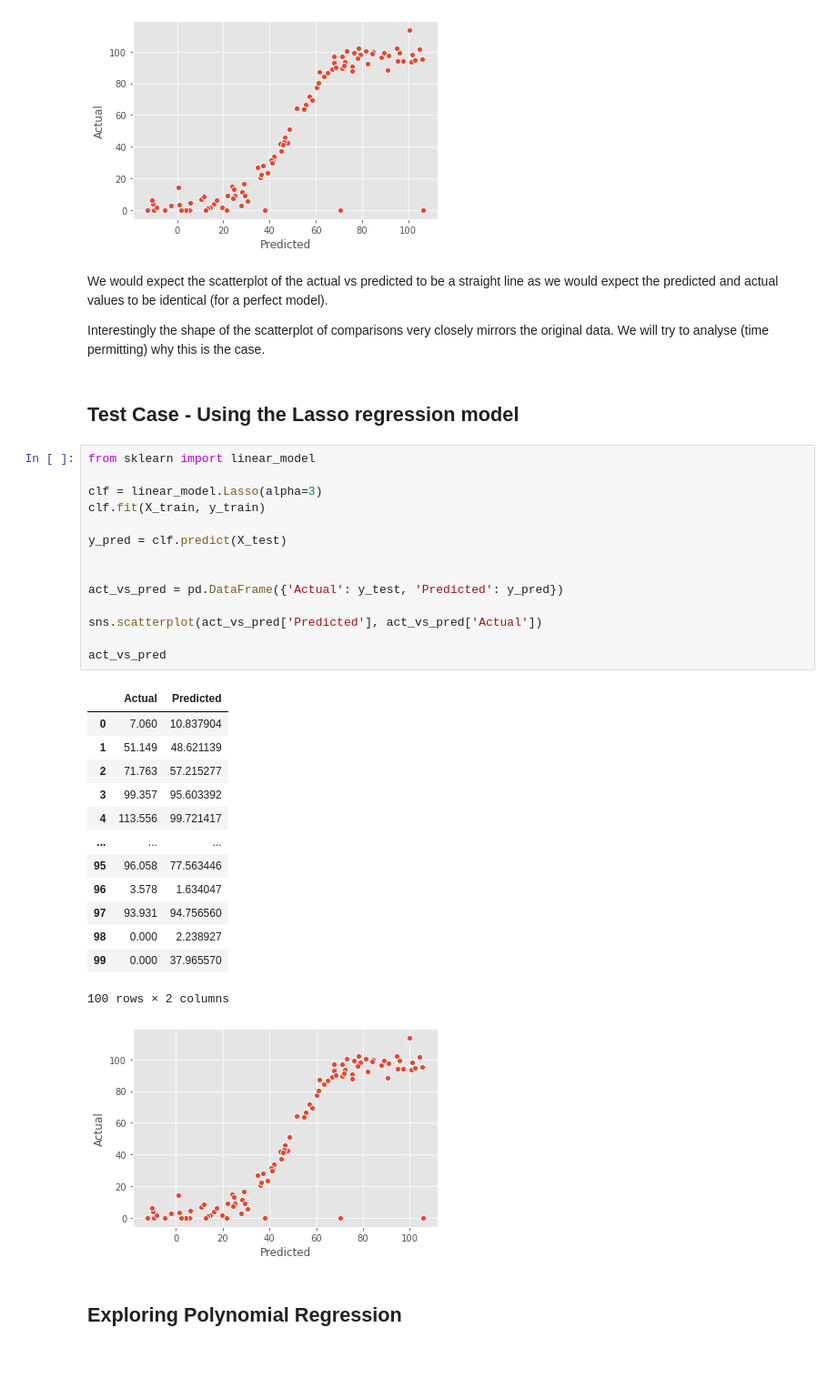
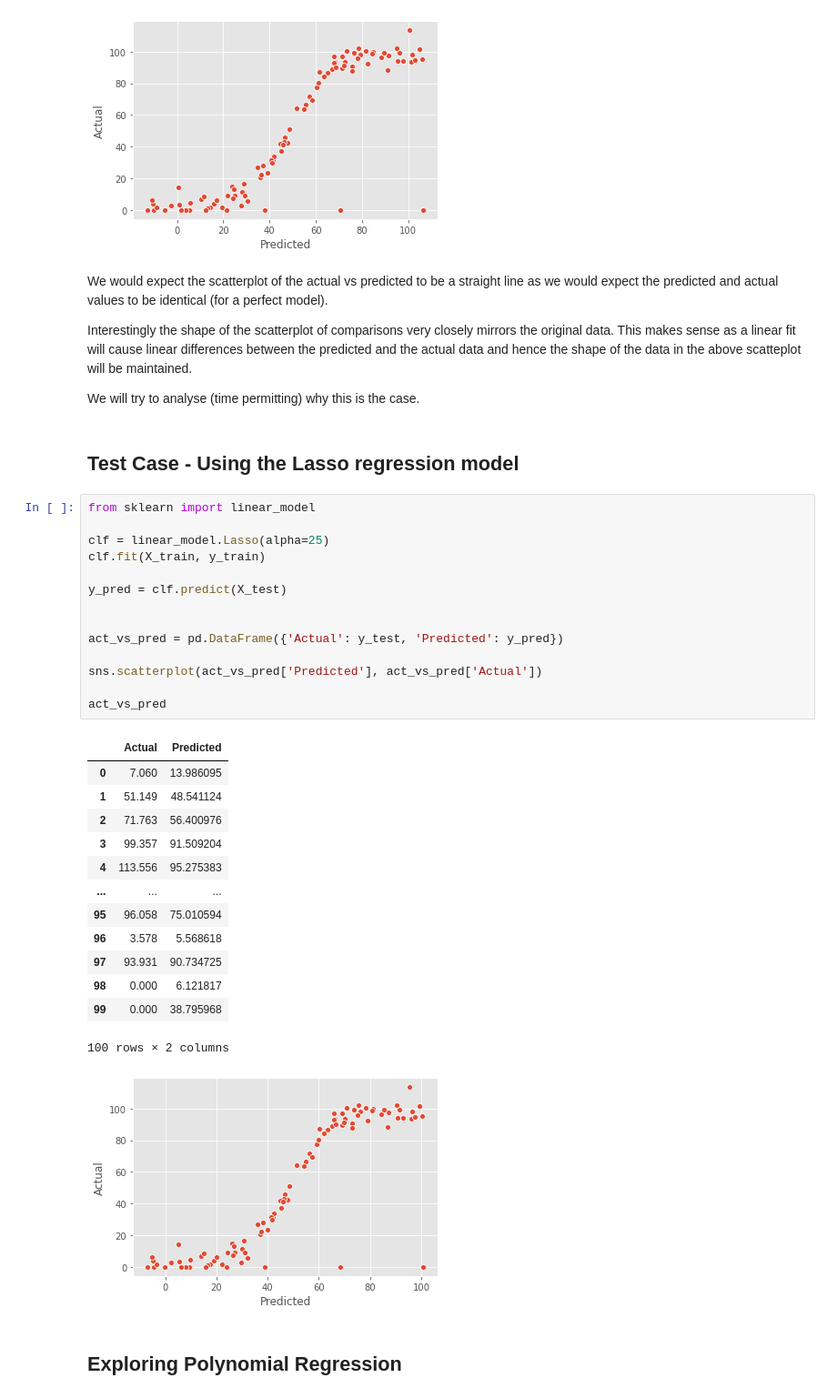
Before and after one commit to dssheldon/foda-project-sds, a Jupyter notebook: FoDA Project 2020.ipynb, the cells around one changed output. Shown: that part at 91% size. Cells and saved outputs as stored; diff of their text form; blank space fills up the shorter version.

```diff
--- a/FoDA Project 2020.ipynb
+++ b/FoDA Project 2020.ipynb
@@ -195,38 +195,40 @@ act_vs_pred
 # %% [markdown]
 We would expect the scatterplot of the actual vs predicted to be a straight line as we would expect the predicted and actual values to be identical (for a perfect model).
 
-Interestingly the shape of the scatterplot of comparisons very closely mirrors the original data. We will try to analyse (time permitting) why this is the case.
+Interestingly the shape of the scatterplot of comparisons very closely mirrors the original data. This makes sense as a linear fit will cause linear differences between the predicted and the actual data and hence the shape of the data in the above scatteplot will be maintained.
+
+We will try to analyse (time permitting) why this is the case.
 # %% [markdown]
 ## Test Case - Using the Lasso regression model
 # %%
 from sklearn import linear_model
 
-clf = linear_model.Lasso(alpha=3)
+clf = linear_model.Lasso(alpha=25)
 clf.fit(X_train, y_train)
 
 y_pred = clf.predict(X_test)
 
 
 act_vs_pred = pd.DataFrame({'Actual': y_test, 'Predicted': y_pred})
 
 sns.scatterplot(act_vs_pred['Predicted'], act_vs_pred['Actual'])
 
 act_vs_pred
 # %% [output]
 |  | Actual | Predicted |
-| 0 | 7.060 | 10.837904 |
-| 1 | 51.149 | 48.621139 |
-| 2 | 71.763 | 57.215277 |
-| 3 | 99.357 | 95.603392 |
-| 4 | 113.556 | 99.721417 |
+| 0 | 7.060 | 13.986095 |
+| 1 | 51.149 | 48.541124 |
+| 2 | 71.763 | 56.400976 |
+| 3 | 99.357 | 91.509204 |
+| 4 | 113.556 | 95.275383 |
 | ... | ... | ... |
-| 95 | 96.058 | 77.563446 |
-| 96 | 3.578 | 1.634047 |
-| 97 | 93.931 | 94.756560 |
-| 98 | 0.000 | 2.238927 |
-| 99 | 0.000 | 37.965570 |
+| 95 | 96.058 | 75.010594 |
+| 96 | 3.578 | 5.568618 |
+| 97 | 93.931 | 90.734725 |
+| 98 | 0.000 | 6.121817 |
+| 99 | 0.000 | 38.795968 |
 100 rows × 2 columns
-[figure, old version]
+[figure, new version]
 # %% [markdown]
 ## Exploring Polynomial Regression
 # %%
```
Also changed, not shown: parts of 4 cells of this notebook.
